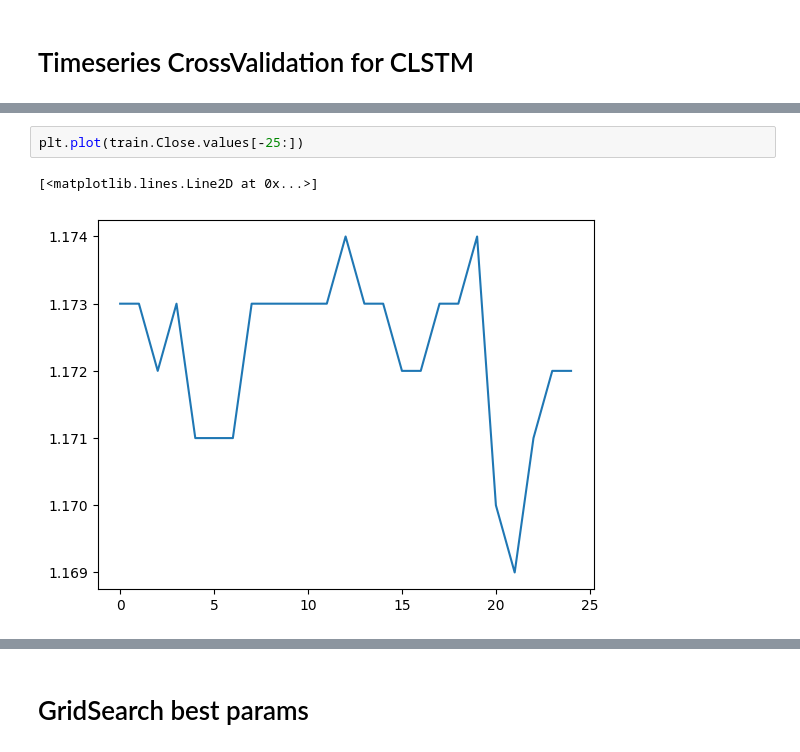
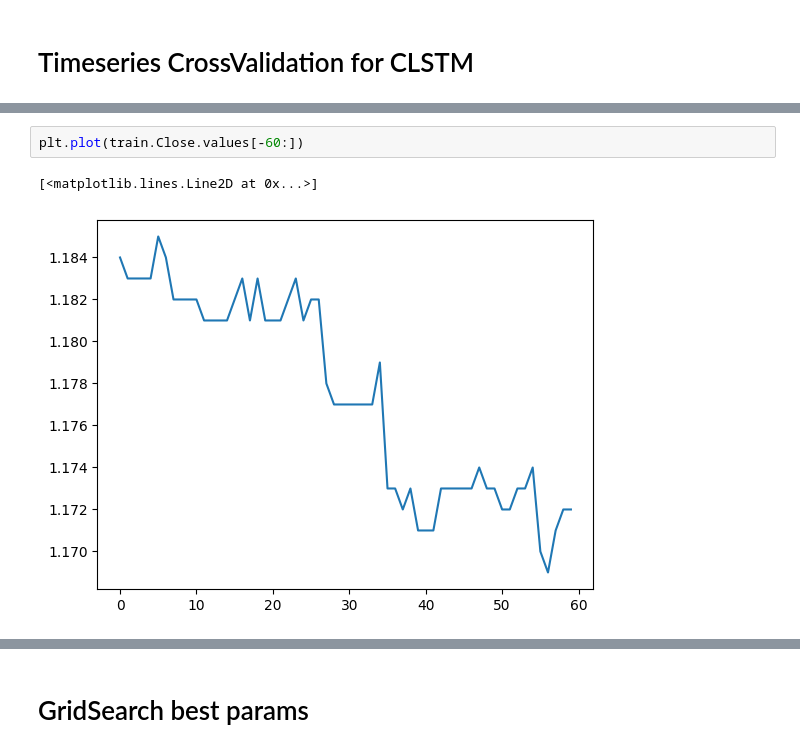
Before and after one commit to sebastiansukiennik01/ForexForecasting, a Jupyter notebook: chapter_3_5.ipynb, the cells around one changed output, grey strips where cells are left out. Saved outputs shown, nothing was run; the diff lists cells and outputs as text.

```diff
--- a/chapter_3_5.ipynb
+++ b/chapter_3_5.ipynb
@@ -237,8 +210,8 @@ plt.plot(tscv.residuals)
 # %%
-plt.plot(train.Close.values[-25:])
+plt.plot(train.Close.values[-60:])
 # %% [output]
 [<matplotlib.lines.Line2D at 0x...>]
-[figure, old version]
+[figure, new version]
 # %%
 best_mod.summary()
 # %% [output]
```
Also changed, not shown: parts of 15 cells of this notebook, 19 other files.
